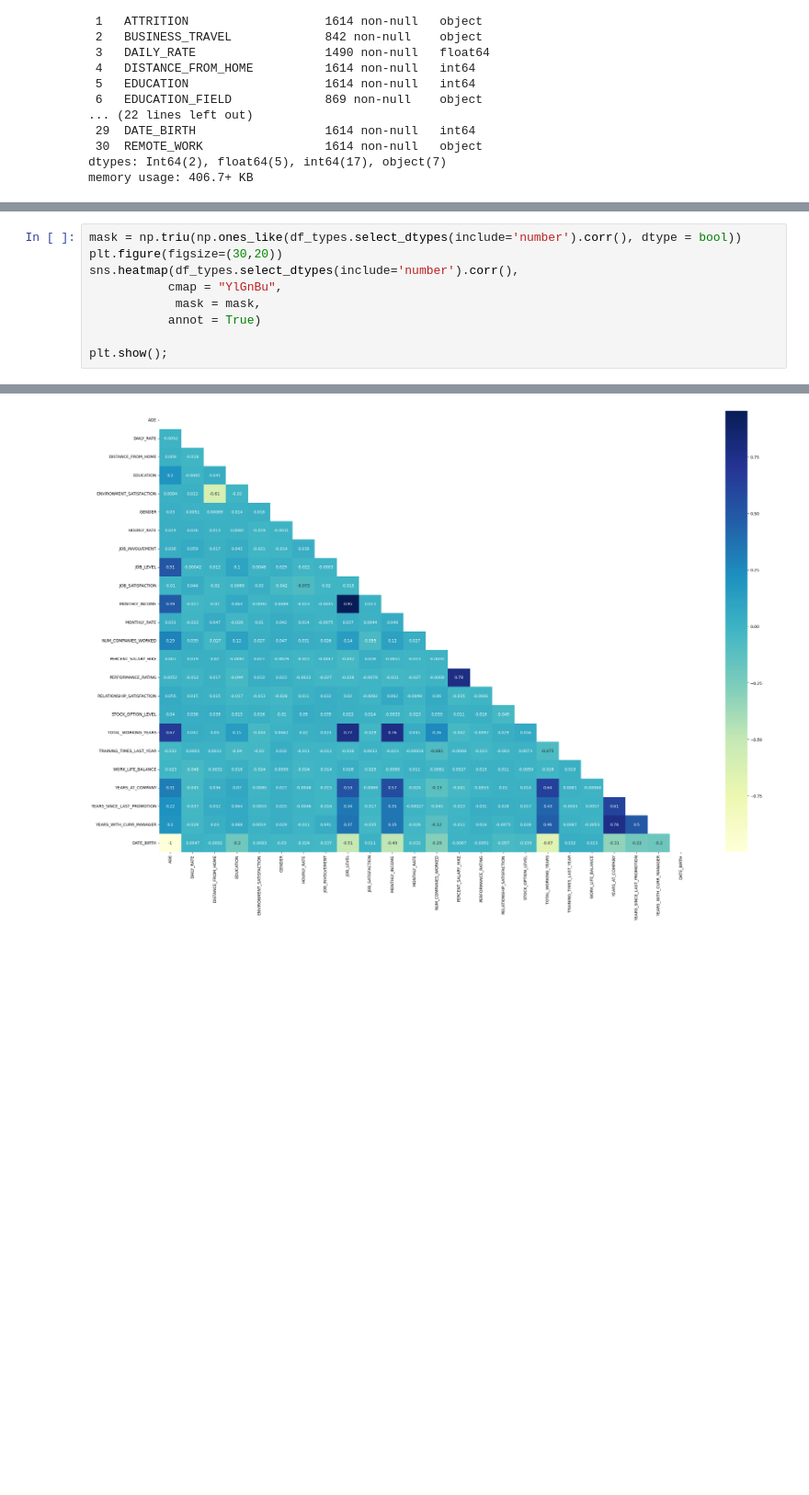
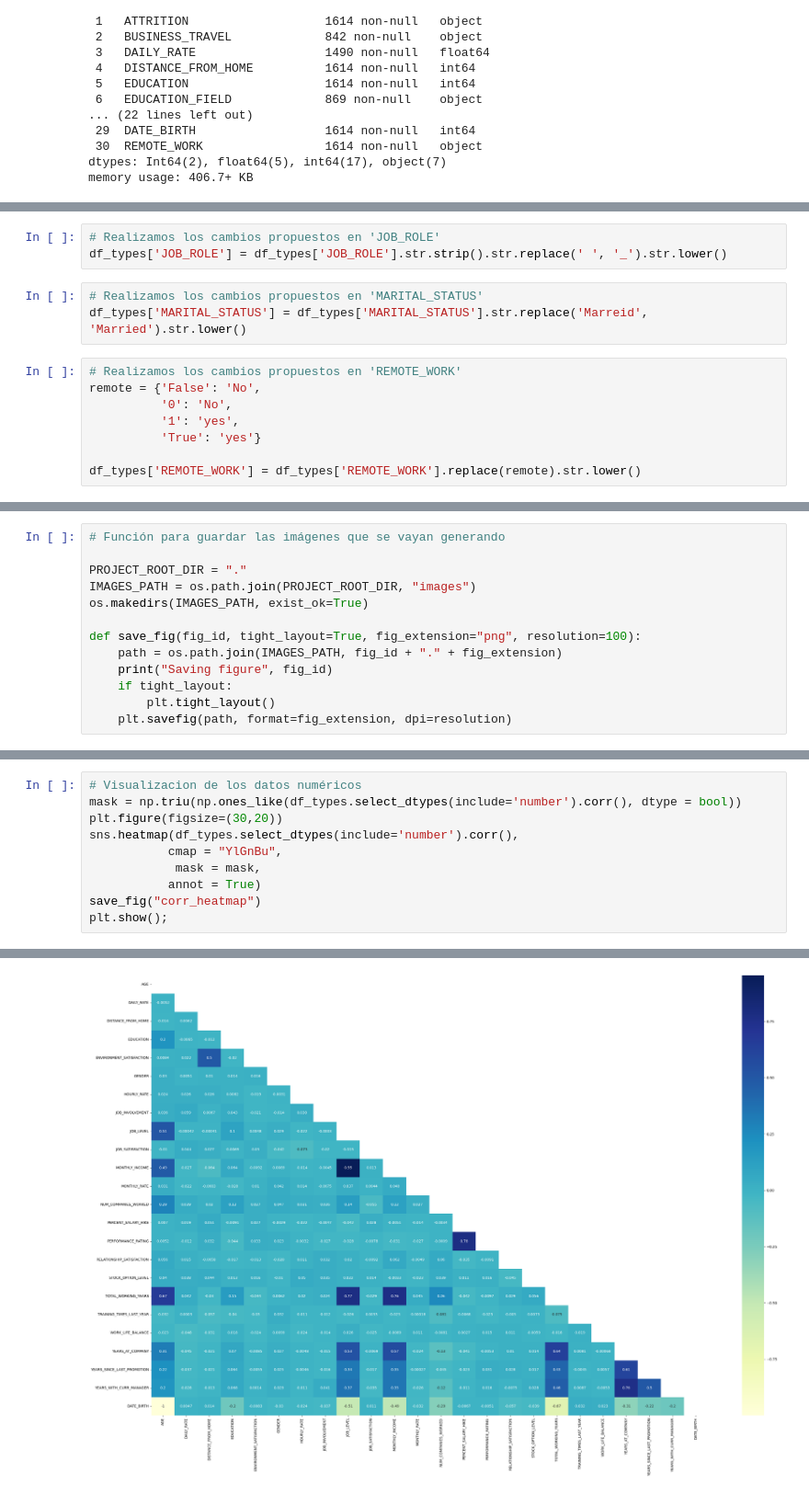
Before and after one commit to Origamologo/Empleados, a Jupyter notebook: 01_etl.ipynb, the cells around one changed output, grey strips where cells are left out. Shown at 92% size. Cells and saved outputs as stored; diff of their text form; blank space fills up the shorter version.

Commit message:
limpieza general terminada e imagenes guardadas

```diff
--- a/01_etl.ipynb
+++ b/01_etl.ipynb
@@ -270,0 +323,14 @@ memory usage: 406.7+ KB
+# %%
+# Realizamos los cambios propuestos en 'JOB_ROLE'
+df_types['JOB_ROLE'] = df_types['JOB_ROLE'].str.strip().str.replace(' ', '_').str.lower()
+# %%
+# Realizamos los cambios propuestos en 'MARITAL_STATUS'
+df_types['MARITAL_STATUS'] = df_types['MARITAL_STATUS'].str.replace('Marreid', 'Married').str.lower()
+# %%
+# Realizamos los cambios propuestos en 'REMOTE_WORK'
+remote = {'False': 'No',
+          '0': 'No',
+          '1': 'yes',
+          'True': 'yes'}
+
+df_types['REMOTE_WORK'] = df_types['REMOTE_WORK'].replace(remote).str.lower()
@@ -270,0 +343,13 @@ memory usage: 406.7+ KB
+# %%
+# Función para guardar las imágenes que se vayan generando
+
+PROJECT_ROOT_DIR = "."
+IMAGES_PATH = os.path.join(PROJECT_ROOT_DIR, "images")
+os.makedirs(IMAGES_PATH, exist_ok=True)
+
+def save_fig(fig_id, tight_layout=True, fig_extension="png", resolution=100):
+    path = os.path.join(IMAGES_PATH, fig_id + "." + fig_extension)
+    print("Saving figure", fig_id)
+    if tight_layout:
+        plt.tight_layout()
+    plt.savefig(path, format=fig_extension, dpi=resolution)
@@ -271,10 +385,11 @@ memory usage: 406.7+ KB
 # %%
+# Visualizacion de los datos numéricos
 mask = np.triu(np.ones_like(df_types.select_dtypes(include='number').corr(), dtype = bool))
 plt.figure(figsize=(30,20))
 sns.heatmap(df_types.select_dtypes(include='number').corr(),
            cmap = "YlGnBu",
             mask = mask,
            annot = True)
-
+save_fig("corr_heatmap")
 plt.show();
 # %% [output]
@@ -281 +397 @@ plt.show();
-[figure, old version]
+[figure, new version]
```
Also changed, not shown: parts of 15 cells of this notebook, 4 other files.
